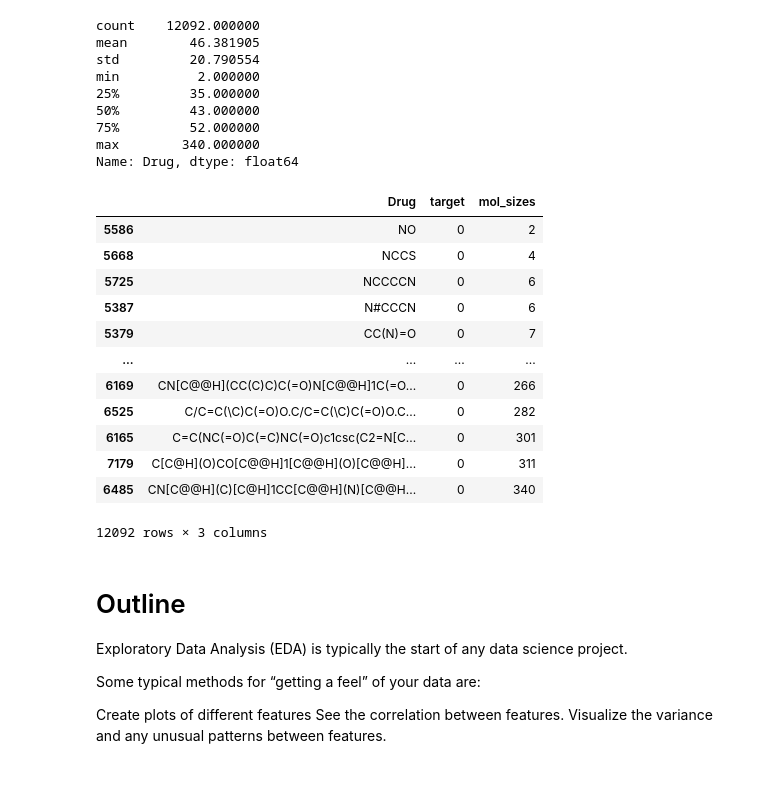
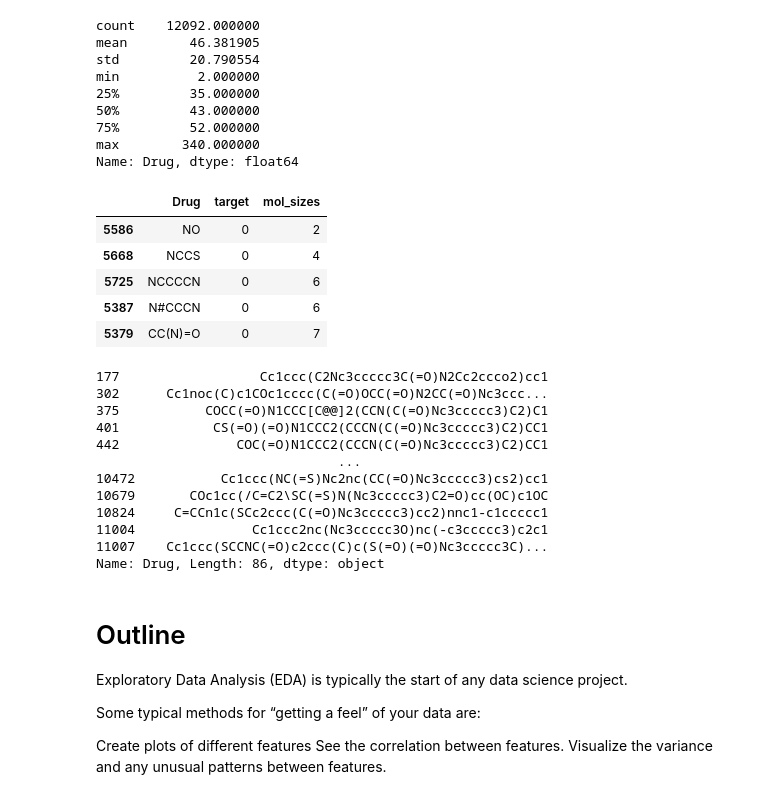
Before and after one commit to parkerburchett/TDC-Binary-Classification, a Jupyter notebook: EDA_notebook.ipynb, the cells around one changed output. Drawn from its saved outputs; the diff is of its cells as text; code cells hidden in the pictures.

```diff
--- a/EDA_notebook.ipynb
+++ b/EDA_notebook.ipynb
@@ -63,21 +63,29 @@ max        340.000000
 Name: Drug, dtype: float64
 # %%
 df['mol_sizes'] = df['Drug'].str.len()
-df.sort_values('mol_sizes')
+df.sort_values('mol_sizes').head()
 # %% [output]
 |  | Drug | target | mol_sizes |
 | 5586 | NO | 0 | 2 |
 | 5668 | NCCS | 0 | 4 |
 | 5725 | NCCCCN | 0 | 6 |
 | 5387 | N#CCCN | 0 | 6 |
 | 5379 | CC(N)=O | 0 | 7 |
-| ... | ... | ... | ... |
-| 6169 | CN[C@@H](CC(C)C)C(=O)N[C@@H]1C(=O... | 0 | 266 |
-| 6525 | C/C=C(\C)C(=O)O.C/C=C(\C)C(=O)O.C... | 0 | 282 |
-| 6165 | C=C(NC(=O)C(=C)NC(=O)c1csc(C2=N[C... | 0 | 301 |
-| 7179 | C[C@H](O)CO[C@@H]1[C@@H](O)[C@@H]... | 0 | 311 |
-| 6485 | CN[C@@H](C)[C@H]1CC[C@@H](N)[C@@H... | 0 | 340 |
-12092 rows × 3 columns
+# %%
+df[df['Drug'].str.contains('Nc3ccccc3*')]['Drug']
+# %% [output]
+177                  Cc1ccc(C2Nc3ccccc3C(=O)N2Cc2ccco2)cc1
+302      Cc1noc(C)c1COc1cccc(C(=O)OCC(=O)N2CC(=O)Nc3ccc...
+375           COCC(=O)N1CCC[C@@]2(CCN(C(=O)Nc3ccccc3)C2)C1
+401            CS(=O)(=O)N1CCC2(CCCN(C(=O)Nc3ccccc3)C2)CC1
+442               COC(=O)N1CCC2(CCCN(C(=O)Nc3ccccc3)C2)CC1
+                               ...
+10472           Cc1ccc(NC(=S)Nc2nc(CC(=O)Nc3ccccc3)cs2)cc1
+10679       COc1cc(/C=C2\SC(=S)N(Nc3ccccc3)C2=O)cc(OC)c1OC
+10824     C=CCn1c(SCc2ccc(C(=O)Nc3ccccc3)cc2)nnc1-c1ccccc1
+11004               Cc1ccc2nc(Nc3ccccc3O)nc(-c3ccccc3)c2c1
+11007    Cc1ccc(SCCNC(=O)c2ccc(C)c(S(=O)(=O)Nc3ccccc3C)...
+Name: Drug, Length: 86, dtype: object
 # %% [markdown]
 # Outline
 Exploratory Data Analysis (EDA) is typically the start of any data science project.
```
Also changed, not shown: parts of 3 cells of this notebook, 1 other file.
